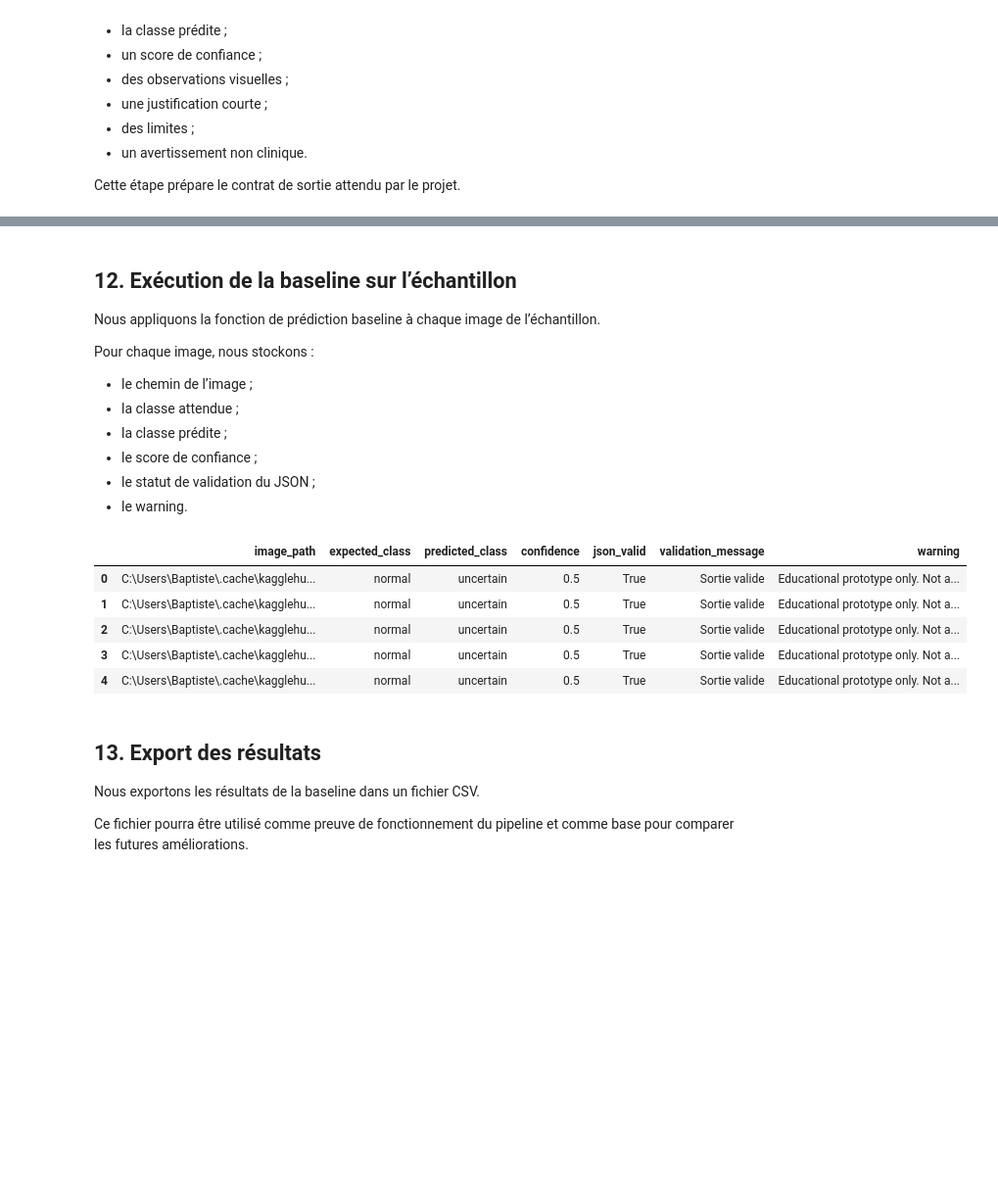
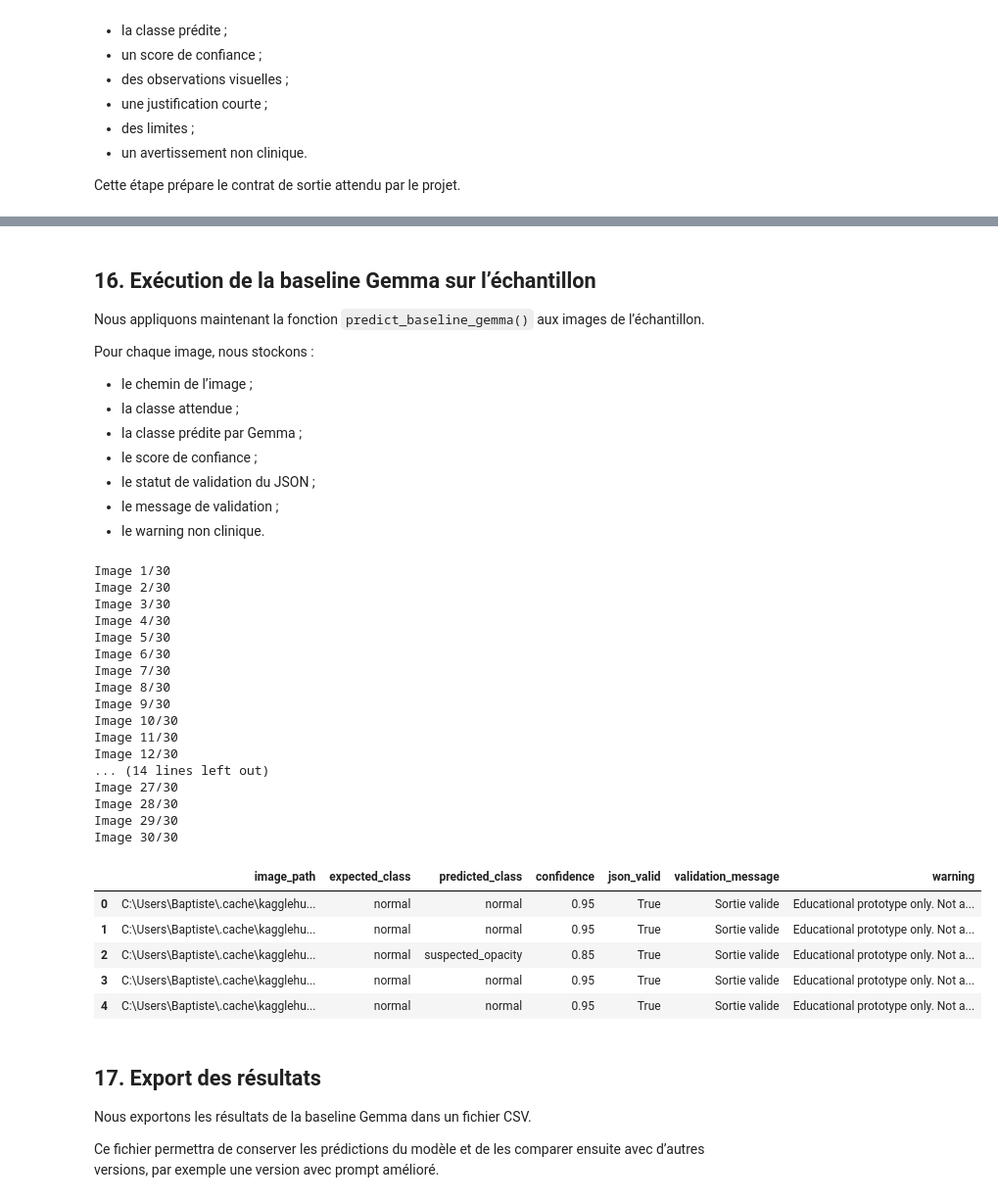
Before and after one commit to Arthur-Boutelier/projet-XDIAG, a Jupyter notebook: baseline_notebook_gemma.ipynb, the cells around one changed output, grey strips where cells are left out. Shown at 98% size. Saved outputs shown, nothing was run; the diff lists cells and outputs as text; code cells hidden in the pictures; blank space fills up the shorter version.

Commit message:
Add Gemma baseline notebook

```diff
--- a/baseline_notebook.ipynb
+++ b/baseline_notebook_gemma.ipynb
@@ -418,0 +547,12 @@ def validate_output(output):
+# %%
+test_image_path = df_sample["full_image_path"].iloc[0]
+
+output = predict_baseline_gemma(test_image_path)
+
+print("Sortie Gemma :")
+print(output)
+
+is_valid, validation_message = validate_output(output)
+
+print("JSON valide :", is_valid)
+print("Message :", validation_message)
@@ -419,48 +565,80 @@ def validate_output(output):
 # %% [markdown]
-## 12. Exécution de la baseline sur l’échantillon
+## 16. Exécution de la baseline Gemma sur l’échantillon
 
-Nous appliquons la fonction de prédiction baseline à chaque image de l’échantillon.
+Nous appliquons maintenant la fonction `predict_baseline_gemma()` aux images de l’échantillon.
 
 Pour chaque image, nous stockons :
 - le chemin de l’image ;
 - la classe attendue ;
-- la classe prédite ;
+- la classe prédite par Gemma ;
 - le score de confiance ;
 - le statut de validation du JSON ;
-- le warning.
+- le message de validation ;
+- le warning non clinique.
 # %%
 results = []
 
-for _, row in df_sample.iterrows():
-    output = predict_baseline(row["full_image_path"])
-    is_valid, validation_message = validate_output(output)
+for i, row in df_sample.iterrows():
+    print(f"Image {i + 1}/{len(df_sample)}")
+
+    try:
+        output = predict_baseline_gemma(row["full_image_path"])
+        is_valid, validation_message = validate_output(output)
+
+        predicted_class = output.get("predicted_class", None)
+        confidence = output.get("confidence", None)
+        warning = output.get("warning", None)
+
+    except Exception as e:
+        is_valid = False
+        validation_message = str(e)
+        predicted_class = "error"
+        confidence = None
+        warning = None
 
     results.append({
         "image_path": row["full_image_path"],
         "expected_class": row["project_label"],
-        "predicted_class": output["predicted_class"],
-        "confidence": output["confidence"],
+        "predicted_class": predicted_class,
+        "confidence": confidence,
         "json_valid": is_valid,
         "validation_message": validation_message,
-        "warning": output["warning"]
+        "warning": warning
     })
 
 results_df = pd.DataFrame(results)
 
 results_df.head()
 # %% [output]
+Image 1/30
+Image 2/30
+Image 3/30
+Image 4/30
+Image 5/30
+Image 6/30
+Image 7/30
+Image 8/30
+Image 9/30
+Image 10/30
+Image 11/30
+Image 12/30
+... (14 lines left out)
+Image 27/30
+Image 28/30
+Image 29/30
+Image 30/30
 |  | image_path | expected_class | predicted_class | confidence | json_valid | validation_message | warning |
-| 0 | C:\Users\Baptiste\.cache\kagglehu... | normal | uncertain | 0.5 | True | Sortie valide | Educational prototype only. Not a... |
-| 1 | C:\Users\Baptiste\.cache\kagglehu... | normal | uncertain | 0.5 | True | Sortie valide | Educational prototype only. Not a... |
-| 2 | C:\Users\Baptiste\.cache\kagglehu... | normal | uncertain | 0.5 | True | Sortie valide | Educational prototype only. Not a... |
-| 3 | C:\Users\Baptiste\.cache\kagglehu... | normal | uncertain | 0.5 | True | Sortie valide | Educational prototype only. Not a... |
-| 4 | C:\Users\Baptiste\.cache\kagglehu... | normal | uncertain | 0.5 | True | Sortie valide | Educational prototype only. Not a... |
+| 0 | C:\Users\Baptiste\.cache\kagglehu... | normal | normal | 0.95 | True | Sortie valide | Educational prototype only. Not a... |
+| 1 | C:\Users\Baptiste\.cache\kagglehu... | normal | normal | 0.95 | True | Sortie valide | Educational prototype only. Not a... |
+| 2 | C:\Users\Baptiste\.cache\kagglehu... | normal | suspected_opacity | 0.85 | True | Sortie valide | Educational prototype only. Not a... |
+| 3 | C:\Users\Baptiste\.cache\kagglehu... | normal | normal | 0.95 | True | Sortie valide | Educational prototype only. Not a... |
+| 4 | C:\Users\Baptiste\.cache\kagglehu... | normal | normal | 0.95 | True | Sortie valide | Educational prototype only. Not a... |
 # %% [markdown]
-## 13. Export des résultats
+## 17. Export des résultats
 
-Nous exportons les résultats de la baseline dans un fichier CSV.
+Nous exportons les résultats de la baseline Gemma dans un fichier CSV.
 
-Ce fichier pourra être utilisé comme preuve de fonctionnement du pipeline et comme base pour comparer les futures améliorations.
+Ce fichier permettra de conserver les prédictions du modèle et de les comparer ensuite avec d’autres versions, par exemple une version avec prompt amélioré.
 # %%
 OUTPUT_DIR = "outputs"
 os.makedirs(OUTPUT_DIR, exist_ok=True)
```
Also changed, not shown: parts of 21 cells of this notebook, 1 other file.
